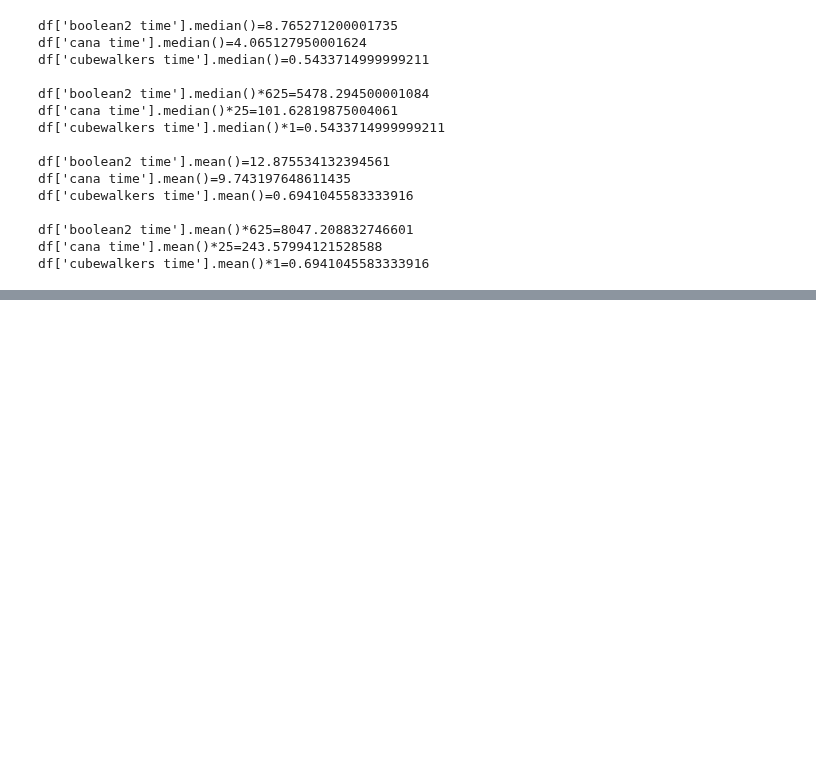
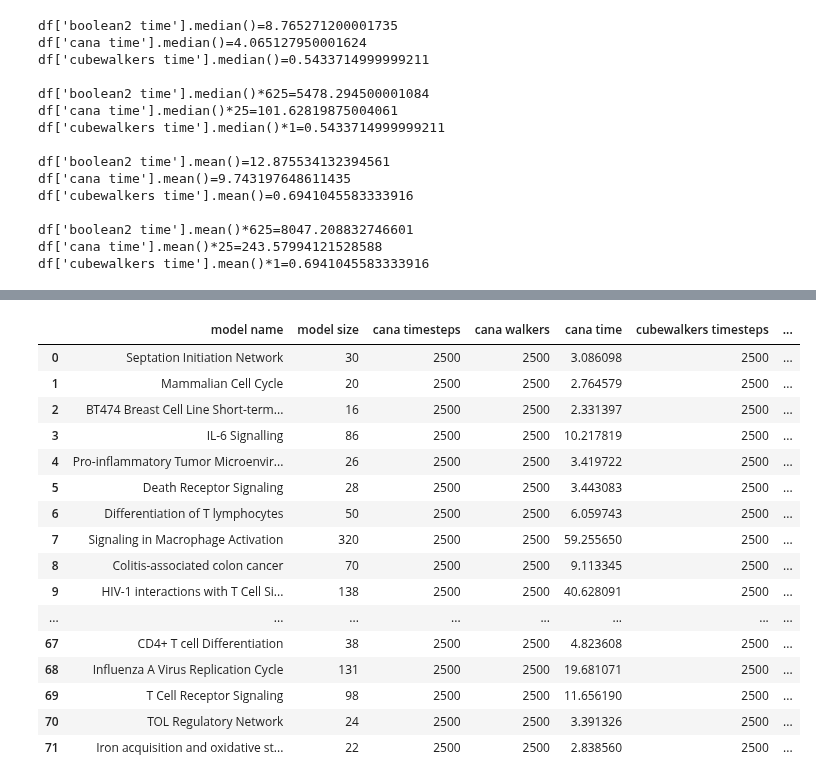
Before and after one commit to kyuhyongpark/cubewalkers-analysis, a Jupyter notebook: simple_benchmark_plots.ipynb, the cells around one changed output, grey strips where cells are left out. Saved outputs shown, nothing was run; the diff lists cells and outputs as text; code cells hidden in the pictures; blank space fills up the shorter version.

```diff
--- a/simple_benchmark_plots.ipynb
+++ b/simple_benchmark_plots.ipynb
@@ -87,0 +89,21 @@ fig.savefig('data/corrected_models/figures/benchmarks.pdf')
+# %%
+df = pd.read_csv("./data/simple_benchmarks_spaceboy.csv")
+df
+# %% [output]
+|  | model name | model size | cana timesteps | cana walkers | cana time | cubewalkers timesteps | ... |
+| 0 | Septation Initiation Network | 30 | 2500 | 2500 | 3.086098 | 2500 | ... |
+| 1 | Mammalian Cell Cycle | 20 | 2500 | 2500 | 2.764579 | 2500 | ... |
+| 2 | BT474 Breast Cell Line Short-term... | 16 | 2500 | 2500 | 2.331397 | 2500 | ... |
+| 3 | IL-6 Signalling | 86 | 2500 | 2500 | 10.217819 | 2500 | ... |
+| 4 | Pro-inflammatory Tumor Microenvir... | 26 | 2500 | 2500 | 3.419722 | 2500 | ... |
+| 5 | Death Receptor Signaling | 28 | 2500 | 2500 | 3.443083 | 2500 | ... |
+| 6 | Differentiation of T lymphocytes | 50 | 2500 | 2500 | 6.059743 | 2500 | ... |
+| 7 | Signaling in Macrophage Activation | 320 | 2500 | 2500 | 59.255650 | 2500 | ... |
+| 8 | Colitis-associated colon cancer | 70 | 2500 | 2500 | 9.113345 | 2500 | ... |
+| 9 | HIV-1 interactions with T Cell Si... | 138 | 2500 | 2500 | 40.628091 | 2500 | ... |
+| ... | ... | ... | ... | ... | ... | ... | ... |
+| 67 | CD4+ T cell Differentiation | 38 | 2500 | 2500 | 4.823608 | 2500 | ... |
+| 68 | Influenza A Virus Replication Cycle | 131 | 2500 | 2500 | 19.681071 | 2500 | ... |
+| 69 | T Cell Receptor Signaling | 98 | 2500 | 2500 | 11.656190 | 2500 | ... |
+| 70 | TOL Regulatory Network | 24 | 2500 | 2500 | 3.391326 | 2500 | ... |
+| 71 | Iron acquisition and oxidative st... | 22 | 2500 | 2500 | 2.838560 | 2500 | ... |
```
Also changed, not shown: parts of 3 cells of this notebook, 4 other files.
